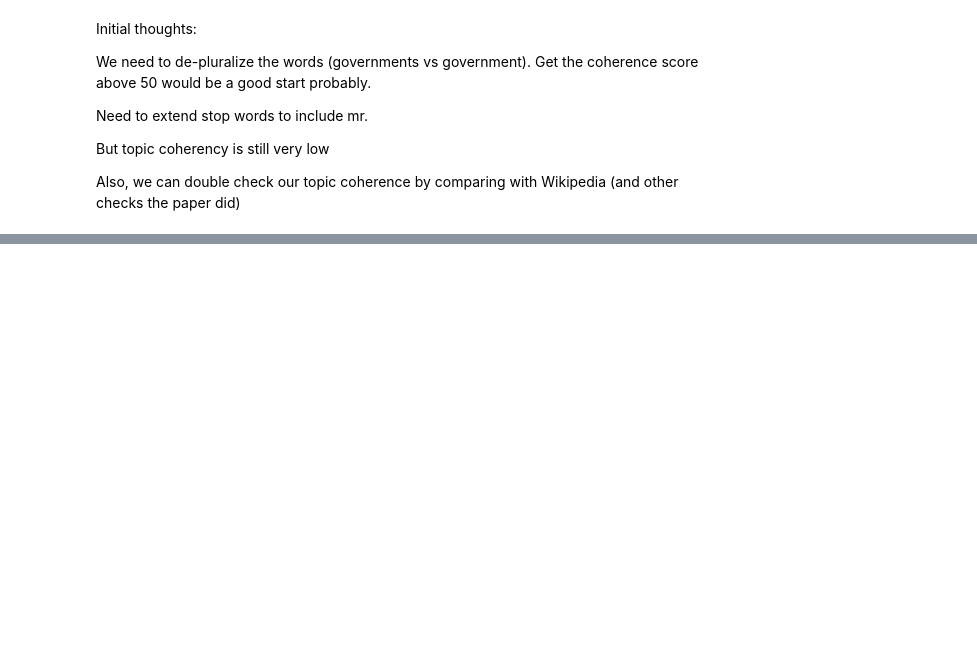
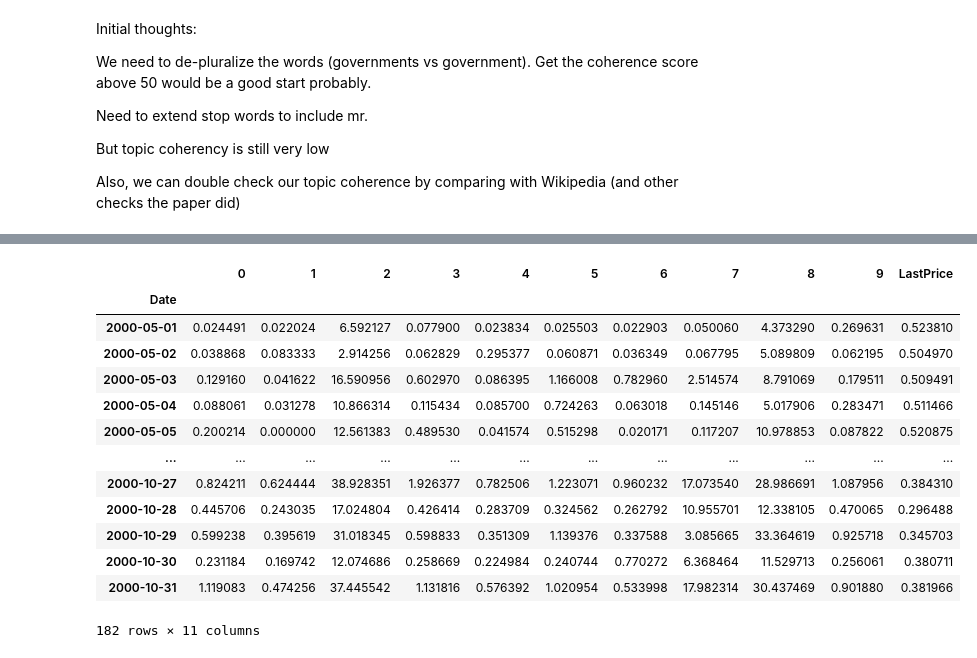
Before and after one commit to Jagaskak/CourseProject, a Jupyter notebook: Untitled.ipynb, the cells around one changed output, grey strips where cells are left out. Drawn from its saved outputs; the diff is of its cells as text; code cells hidden in the pictures; blank space fills up the shorter version.

```diff
--- a/Untitled.ipynb
+++ b/Untitled.ipynb
@@ -203,0 +292,15 @@ display(df)
+# %%
+# for any given day, you look at all the diff topics and identify the prob of that topic
+# should I normalize? Paper doesn't seem to normalize...
+date_topic_prob = np.zeros((len(unique_dates), k))
+for date, article in date_doc_topics:
+    i = unique_dates.index(date)
+    for topic, prob in article:
+        date_topic_prob[i][topic] += prob
+
+# Figure out how to normalize [reread paper/rewatch lecture]
+# date_topic_prob = date_topic_prob/date_topic_prob.max(axis=0)
+# %%
+date_topic = pd.DataFrame(date_topic_prob, index=unique_dates)
+date_topic["Date"] = unique_dates
+date_topic
@@ -203,0 +321,18 @@ display(df)
+# %%
+joined = date_topic.set_index('Date').join(stock_prices.set_index('Date')).dropna()
+joined
+# %% [output]
+|  | 0 | 1 | 2 | 3 | 4 | 5 | 6 | 7 | 8 | 9 | LastPrice |
+| Date |  |  |  |  |  |  |  |  |  |  |  |
+| 2000-05-01 | 0.024491 | 0.022024 | 6.592127 | 0.077900 | 0.023834 | 0.025503 | 0.022903 | 0.050060 | 4.373290 | 0.269631 | 0.523810 |
+| 2000-05-02 | 0.038868 | 0.083333 | 2.914256 | 0.062829 | 0.295377 | 0.060871 | 0.036349 | 0.067795 | 5.089809 | 0.062195 | 0.504970 |
+| 2000-05-03 | 0.129160 | 0.041622 | 16.590956 | 0.602970 | 0.086395 | 1.166008 | 0.782960 | 2.514574 | 8.791069 | 0.179511 | 0.509491 |
+| 2000-05-04 | 0.088061 | 0.031278 | 10.866314 | 0.115434 | 0.085700 | 0.724263 | 0.063018 | 0.145146 | 5.017906 | 0.283471 | 0.511466 |
+| 2000-05-05 | 0.200214 | 0.000000 | 12.561383 | 0.489530 | 0.041574 | 0.515298 | 0.020171 | 0.117207 | 10.978853 | 0.087822 | 0.520875 |
+| ... | ... | ... | ... | ... | ... | ... | ... | ... | ... | ... | ... |
+| 2000-10-27 | 0.824211 | 0.624444 | 38.928351 | 1.926377 | 0.782506 | 1.223071 | 0.960232 | 17.073540 | 28.986691 | 1.087956 | 0.384310 |
+| 2000-10-28 | 0.445706 | 0.243035 | 17.024804 | 0.426414 | 0.283709 | 0.324562 | 0.262792 | 10.955701 | 12.338105 | 0.470065 | 0.296488 |
+| 2000-10-29 | 0.599238 | 0.395619 | 31.018345 | 0.598833 | 0.351309 | 1.139376 | 0.337588 | 3.085665 | 33.364619 | 0.925718 | 0.345703 |
+| 2000-10-30 | 0.231184 | 0.169742 | 12.074686 | 0.258669 | 0.224984 | 0.240744 | 0.770272 | 6.368464 | 11.529713 | 0.256061 | 0.380711 |
+| 2000-10-31 | 1.119083 | 0.474256 | 37.445542 | 1.131816 | 0.576392 | 1.020954 | 0.533998 | 17.982314 | 30.437469 | 0.901880 | 0.381966 |
+182 rows × 11 columns
```
Also changed, not shown: parts of 25 cells of this notebook.
